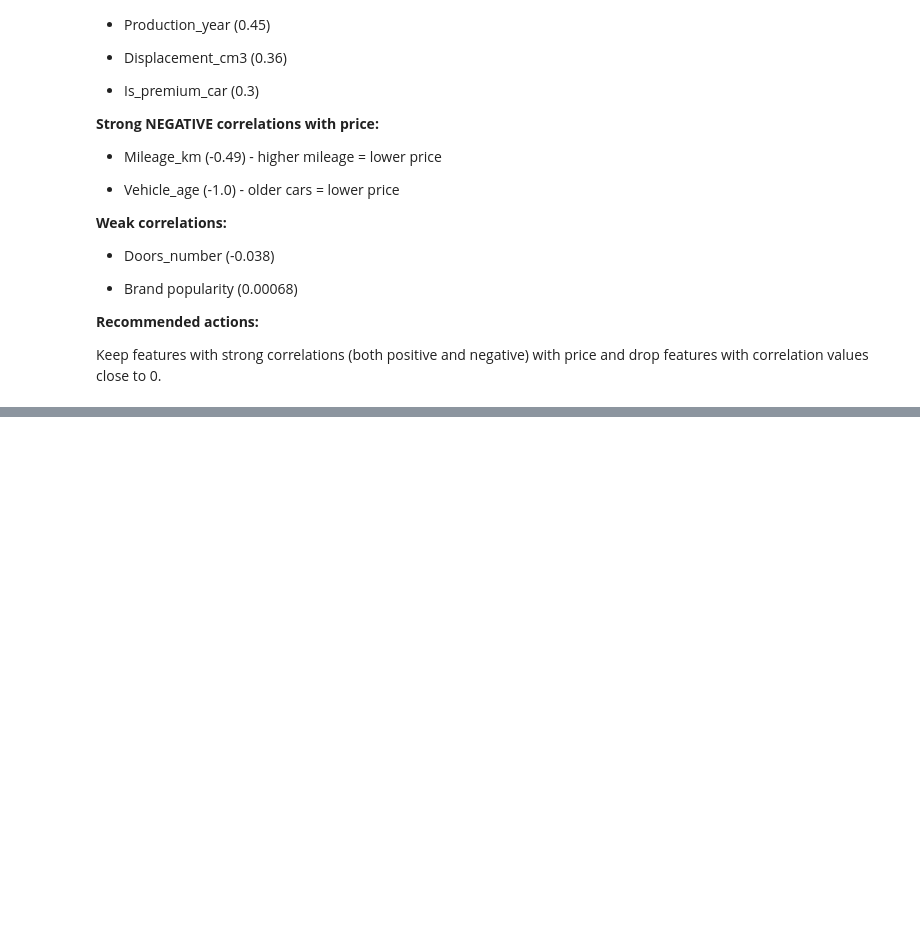
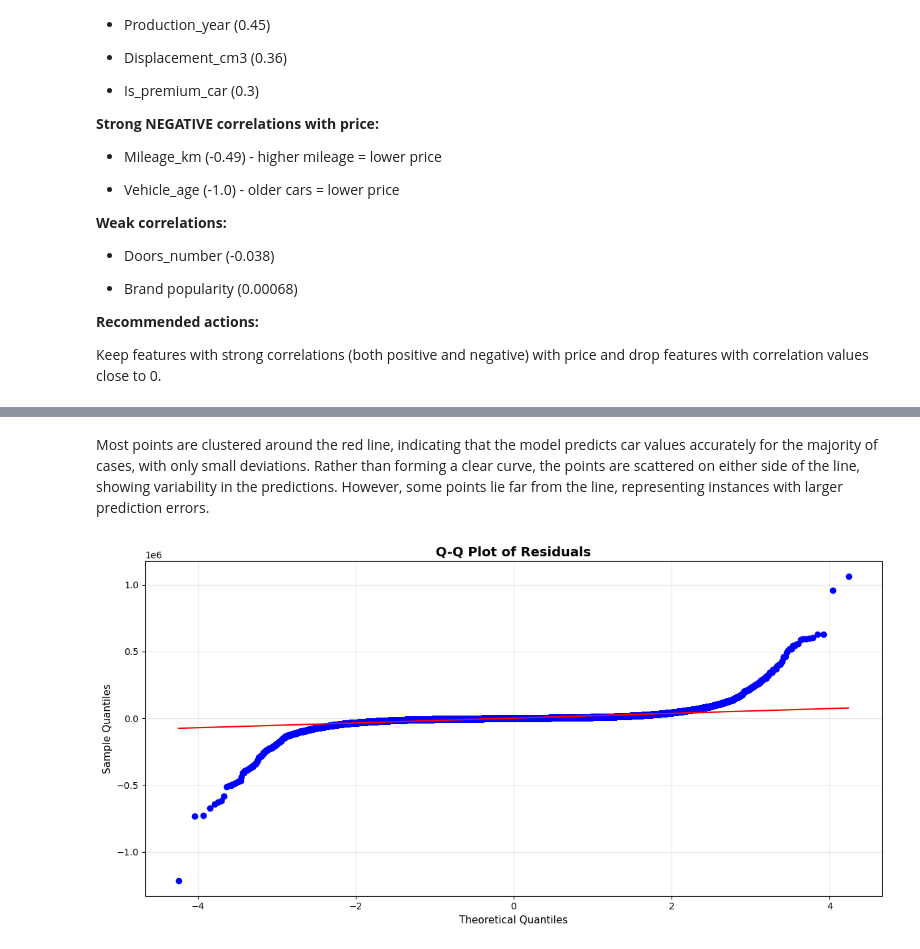
Before and after one commit to Przemsonn05/Cars-Price-Prediction-in-Poland, a Jupyter notebook: notebooks/cars_price_prediction.ipynb, the cells around one changed output, grey strips where cells are left out. Saved outputs shown, nothing was run; the diff lists cells and outputs as text; code cells hidden in the pictures; blank space fills up the shorter version.

```diff
--- a/notebooks/cars_price_prediction.ipynb
+++ b/notebooks/cars_price_prediction.ipynb
@@ -530,0 +717,16 @@ X_train, X_test, y_train, y_test = train_test_split(X, y, test_size=0.3 ,random_
+# %% [markdown]
+Most points are clustered around the red line, indicating that the model predicts car values accurately for the majority of cases, with only small deviations. Rather than forming a clear curve, the points are scattered on either side of the line, showing variability in the predictions. However, some points lie far from the line, representing instances with larger prediction errors.
+# %%
+#Q-Q Plot
+plt.figure(figsize=(12, 6))
+
+stats.probplot(residuals, dist='norm', plot=plt)
+plt.title('Q-Q Plot of Residuals', fontsize=14, fontweight='bold')
+plt.xlabel('Theoretical Quantiles', fontsize=11)
+plt.ylabel('Sample Quantiles', fontsize=11)
+plt.grid(True, alpha=0.3)
+plt.tight_layout()
+plt.savefig('../images/Q-Q_Plot_of_Residuals', dpi=300, bbox_inches='tight')
+plt.show()
+# %% [output]
+[figure, added]
```
Also changed, not shown: parts of 26 cells of this notebook.
